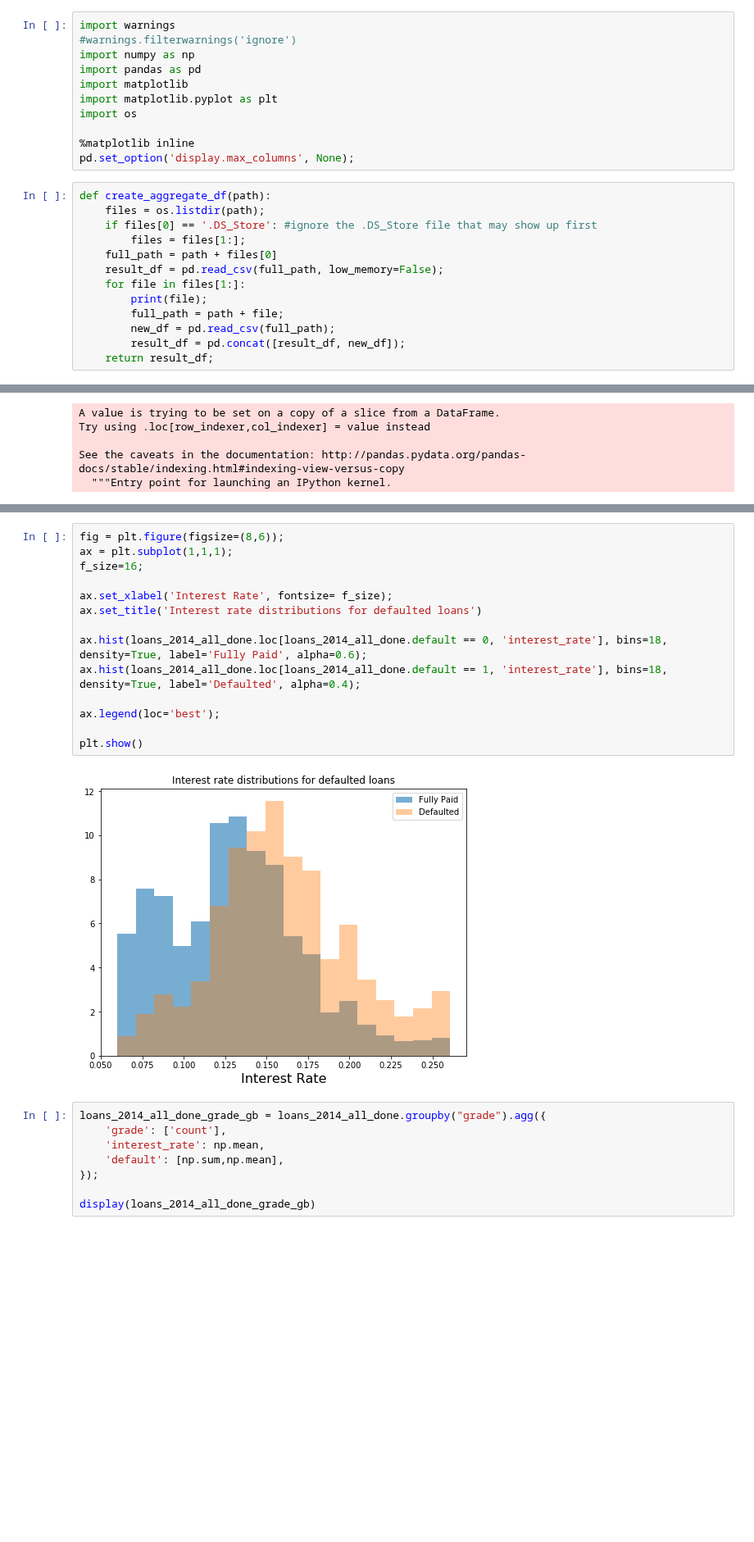
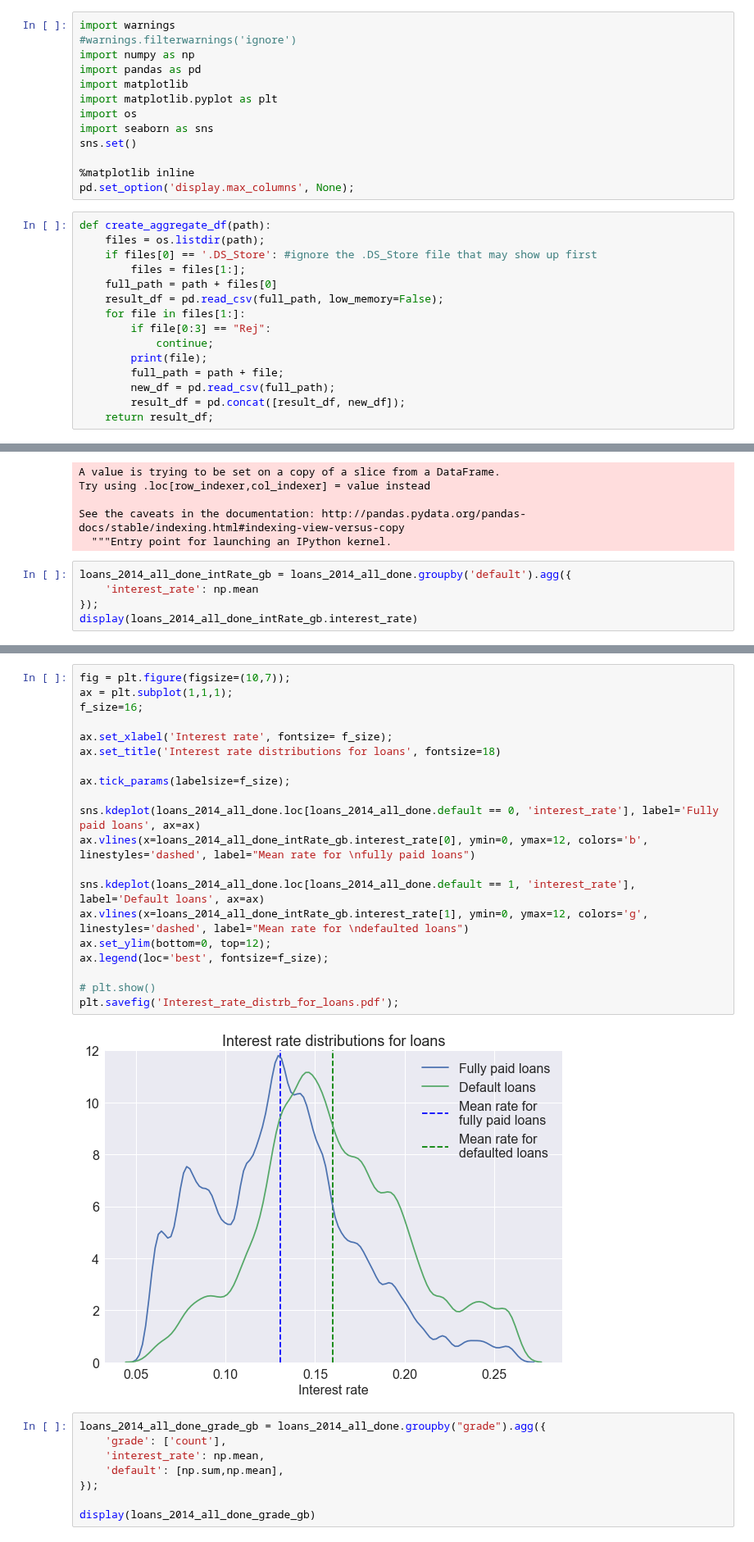
Before and after one commit to bhavenp/209A-FinalProject, a Jupyter notebook: bhaven/milestone3_work.ipynb, the cells around one changed output, grey strips where cells are left out. Shown at 82% size. Cells and saved outputs as stored; diff of their text form; blank space fills up the shorter version.

Commit message:
made clean graph for interest rate distributions for defaulted and paid back loans

```diff
--- a/bhaven/milestone3_work.ipynb
+++ b/bhaven/milestone3_work.ipynb
@@ -6,6 +6,8 @@ import pandas as pd
 import matplotlib
 import matplotlib.pyplot as plt
 import os
+import seaborn as sns
+sns.set()
 
 %matplotlib inline
 pd.set_option('display.max_columns', None);
@@ -17,6 +19,8 @@ def create_aggregate_df(path):
     full_path = path + files[0]
     result_df = pd.read_csv(full_path, low_memory=False);
     for file in files[1:]:
+        if file[0:3] == "Rej":
+            continue;
         print(file);
         full_path = path + file;
         new_df = pd.read_csv(full_path);
@@ -148,3 +152,8 @@ Try using .loc[row_indexer,col_indexer] = value instead
 
 See the caveats in the documentation: http://pandas.pydata.org/pandas-docs/stable/indexing.html#indexing-view-versus-copy
   """Entry point for launching an IPython kernel.
+# %%
+loans_2014_all_done_intRate_gb = loans_2014_all_done.groupby('default').agg({
+    'interest_rate': np.mean
+});
+display(loans_2014_all_done_intRate_gb.interest_rate)
@@ -151,19 +165,25 @@ See the caveats in the documentation: http://pandas.pydata.org/pandas-docs/stabl
 # %%
-fig = plt.figure(figsize=(8,6));
+fig = plt.figure(figsize=(10,7));
 ax = plt.subplot(1,1,1);
 f_size=16;
 
-ax.set_xlabel('Interest Rate', fontsize= f_size);
-ax.set_title('Interest rate distributions for defaulted loans')
+ax.set_xlabel('Interest rate', fontsize= f_size);
+ax.set_title('Interest rate distributions for loans', fontsize=18)
 
-ax.hist(loans_2014_all_done.loc[loans_2014_all_done.default == 0, 'interest_rate'], bins=18, density=True, label='Fully Paid', alpha=0.6);
-ax.hist(loans_2014_all_done.loc[loans_2014_all_done.default == 1, 'interest_rate'], bins=18, density=True, label='Defaulted', alpha=0.4);
+ax.tick_params(labelsize=f_size);
 
-ax.legend(loc='best');
+sns.kdeplot(loans_2014_all_done.loc[loans_2014_all_done.default == 0, 'interest_rate'], label='Fully paid loans', ax=ax)
+ax.vlines(x=loans_2014_all_done_intRate_gb.interest_rate[0], ymin=0, ymax=12, colors='b', linestyles='dashed', label="Mean rate for \nfully paid loans")
 
-plt.show()
+sns.kdeplot(loans_2014_all_done.loc[loans_2014_all_done.default == 1, 'interest_rate'], label='Default loans', ax=ax)
+ax.vlines(x=loans_2014_all_done_intRate_gb.interest_rate[1], ymin=0, ymax=12, colors='g', linestyles='dashed', label="Mean rate for \ndefaulted loans")
+ax.set_ylim(bottom=0, top=12);
+ax.legend(loc='best', fontsize=f_size);
+
+# plt.show()
+plt.savefig('Interest_rate_distrb_for_loans.pdf');
 # %% [output]
-[figure, old version]
+[figure, new version]
 # %%
 loans_2014_all_done_grade_gb = loans_2014_all_done.groupby("grade").agg({
     'grade': ['count'],
```
Also changed, not shown: parts of 3 cells of this notebook, 1 other file.
